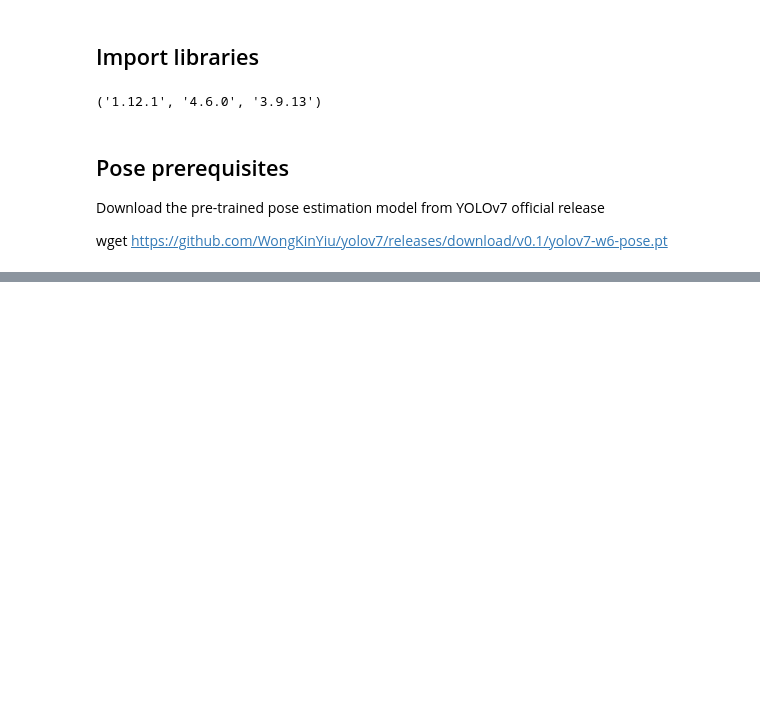
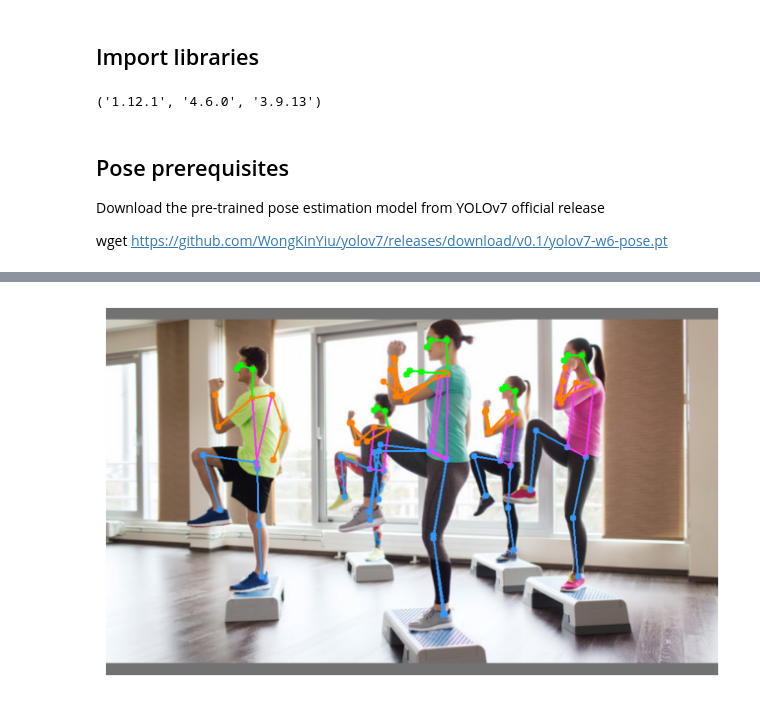
Before and after one commit to duongtrung/Pytorch-tutorials, a Jupyter notebook: 10_pytorch_yolov7_pose_estimation_up.ipynb, the cells around one changed output, grey strips where cells are left out. Cells and saved outputs as stored; diff of their text form; code cells hidden in the pictures; blank space fills up the shorter version.

```diff
--- a/10_pytorch_yolov7_pose_estimation_up.ipynb
+++ b/10_pytorch_yolov7_pose_estimation_up.ipynb
@@ -70,3 +72,5 @@ AttributeError: 'NoneType' object has no attribute 'shape'
 # %%
-plot_pose_estimation(model, 'resources/team2.jpg')
+plot_pose_estimation(model, 'yolov7/images/team2.jpg')
+# %% [output]
+[figure, added]
 # %%
```
Also changed, not shown: parts of 5 cells of this notebook.
